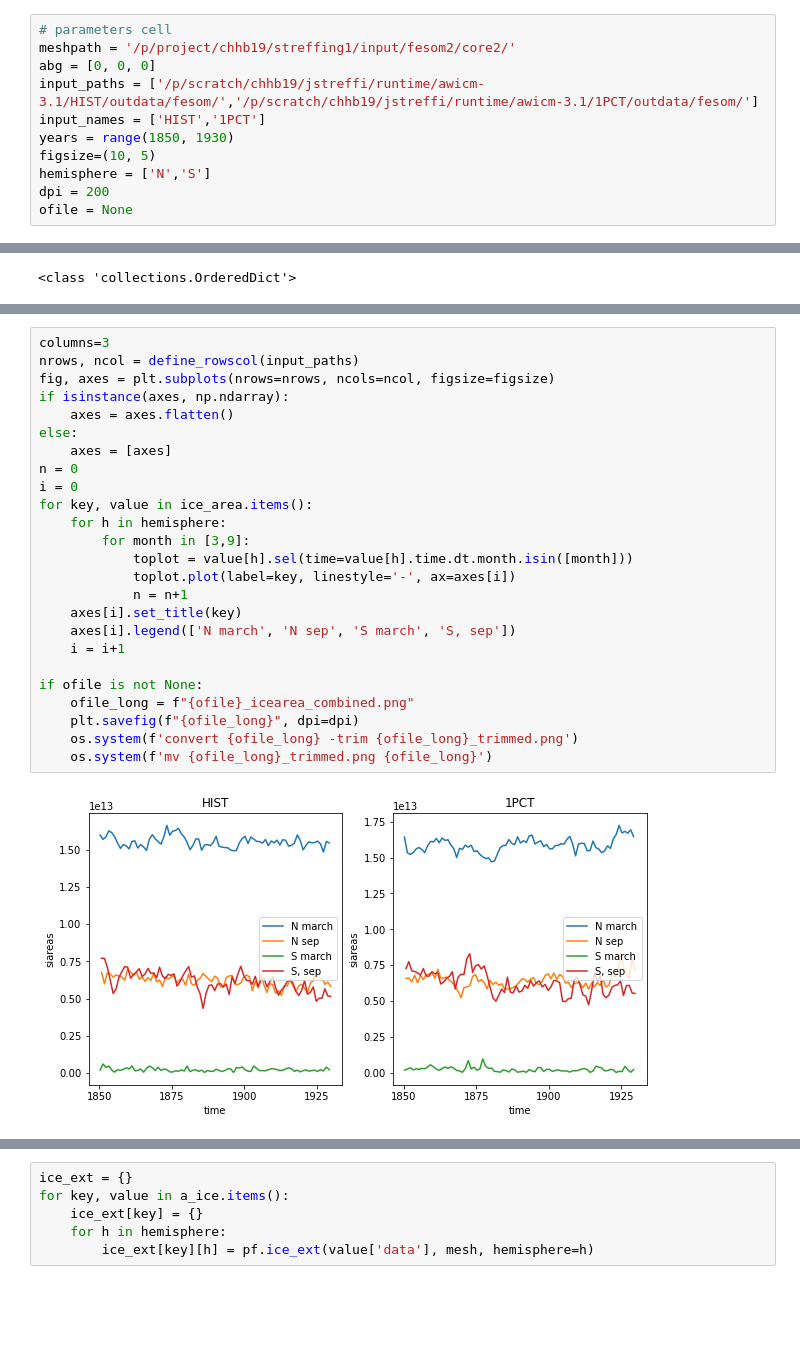
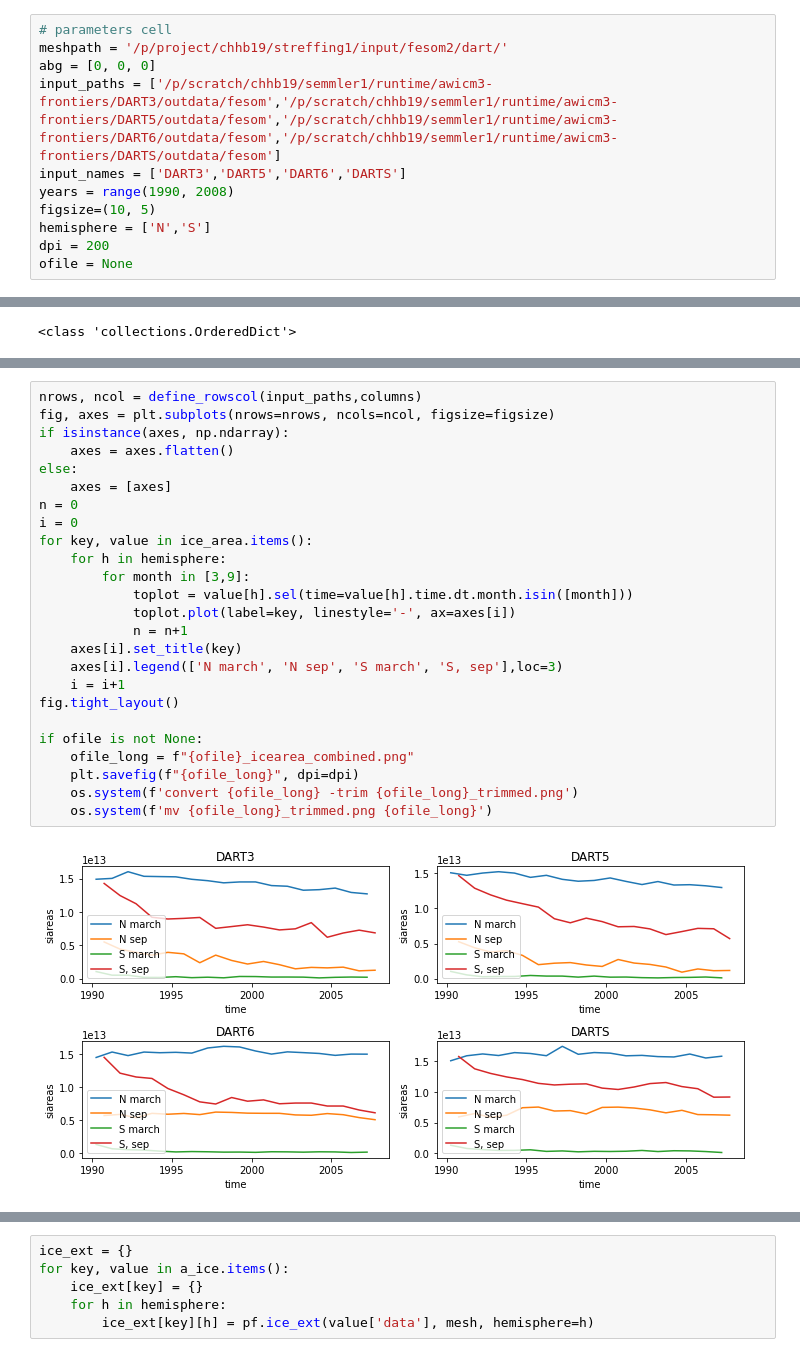
Before and after one commit to FESOM/fdiag, a Jupyter notebook: fdiag/templates/ice_integrals_combined.ipynb, the cells around one changed output, grey strips where cells are left out. Cells and saved outputs as stored; diff of their text form; blank space fills up the shorter version.

Commit message:
better plot layout for sea ice combined intergrals

```diff
--- a/fdiag/templates/ice_integrals_combined.ipynb
+++ b/fdiag/templates/ice_integrals_combined.ipynb
@@ -14,11 +14,11 @@ import numpy as np
 osgeo is not installed, conversion to Geo formats like Geotiff (fesom2GeoFormat) will not work.
 # %%
 # parameters cell
-meshpath = '/p/project/chhb19/streffing1/input/fesom2/core2/'
+meshpath = '/p/project/chhb19/streffing1/input/fesom2/dart/'
 abg = [0, 0, 0]
-input_paths = ['/p/scratch/chhb19/jstreffi/runtime/awicm-3.1/HIST/outdata/fesom/','/p/scratch/chhb19/jstreffi/runtime/awicm-3.1/1PCT/outdata/fesom/']
-input_names = ['HIST','1PCT']
-years = range(1850, 1930)
+input_paths = ['/p/scratch/chhb19/semmler1/runtime/awicm3-frontiers/DART3/outdata/fesom','/p/scratch/chhb19/semmler1/runtime/awicm3-frontiers/DART5/outdata/fesom','/p/scratch/chhb19/semmler1/runtime/awicm3-frontiers/DART6/outdata/fesom','/p/scratch/chhb19/semmler1/runtime/awicm3-frontiers/DARTS/outdata/fesom']
+input_names = ['DART3','DART5','DART6','DARTS']
+years = range(1990, 2008)
 figsize=(10, 5)
 hemisphere = ['N','S']
 dpi = 200
@@ -66,27 +84,27 @@ for key, value in a_ice.items():
 # %%
-columns=3
-nrows, ncol = define_rowscol(input_paths)
+nrows, ncol = define_rowscol(input_paths,columns)
 fig, axes = plt.subplots(nrows=nrows, ncols=ncol, figsize=figsize)
 if isinstance(axes, np.ndarray):
     axes = axes.flatten()
 else:
     axes = [axes]
 n = 0
 i = 0
 for key, value in ice_area.items():
     for h in hemisphere:
         for month in [3,9]:
             toplot = value[h].sel(time=value[h].time.dt.month.isin([month]))
             toplot.plot(label=key, linestyle='-', ax=axes[i])
             n = n+1
     axes[i].set_title(key)
-    axes[i].legend(['N march', 'N sep', 'S march', 'S, sep'])
+    axes[i].legend(['N march', 'N sep', 'S march', 'S, sep'],loc=3)
     i = i+1
+fig.tight_layout()
 
 if ofile is not None:
     ofile_long = f"{ofile}_icearea_combined.png"
     plt.savefig(f"{ofile_long}", dpi=dpi)
     os.system(f'convert {ofile_long} -trim {ofile_long}_trimmed.png')
     os.system(f'mv {ofile_long}_trimmed.png {ofile_long}')
 # %% [output]
-[figure, old version]
+[figure, new version]
```
Also changed, not shown: parts of 3 cells of this notebook.
